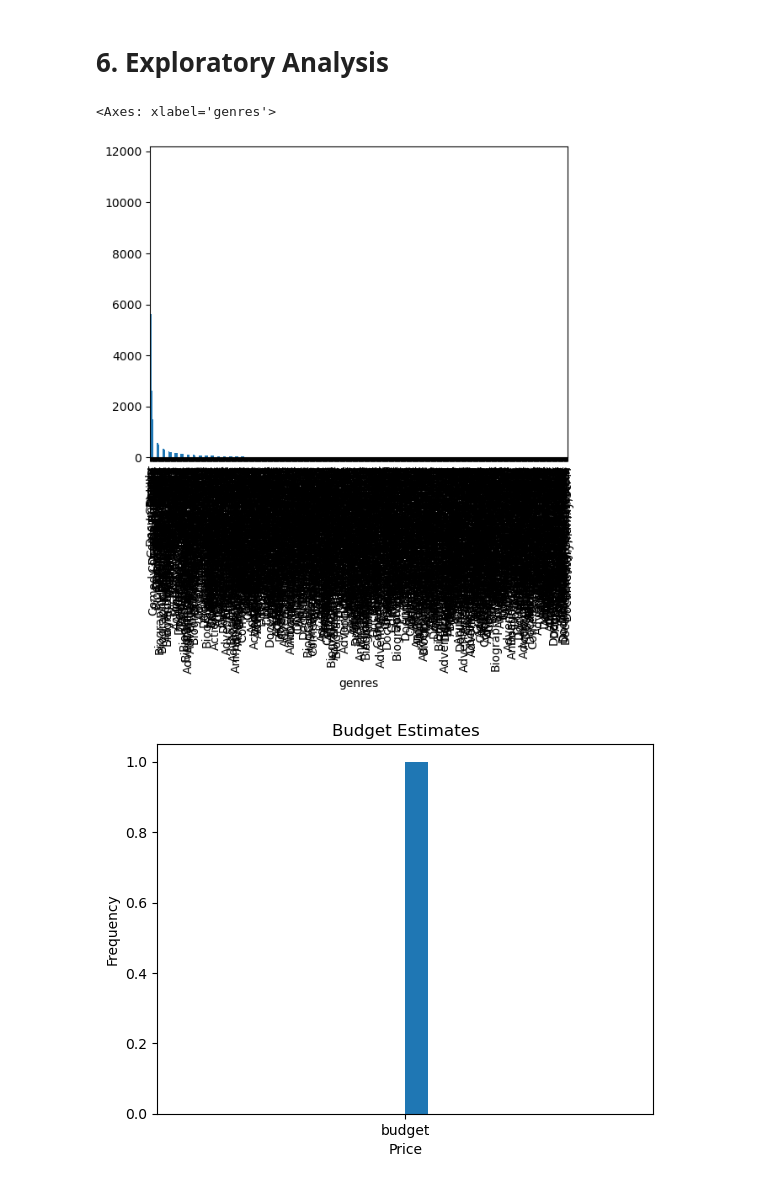
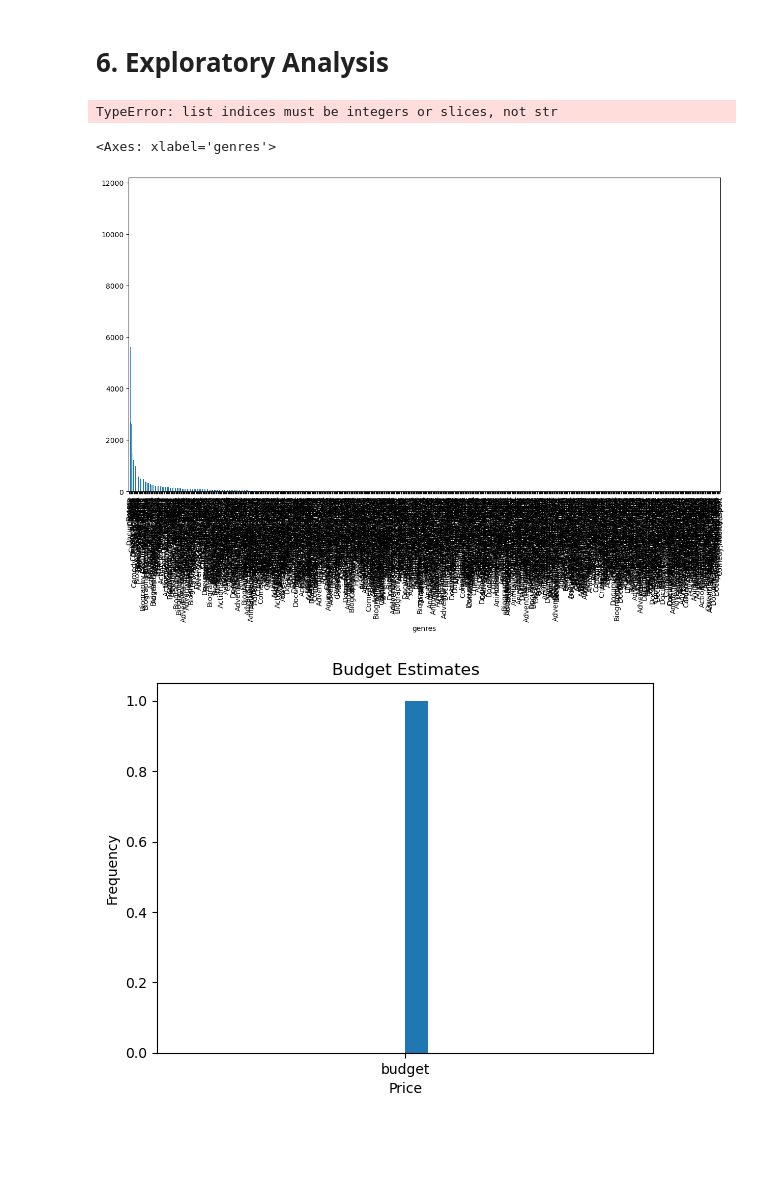
Before and after one commit to FionaNalianya/Microsoft-Movie, a Jupyter notebook: notebook.ipynb, the cells around one changed output. Drawn from its saved outputs; the diff is of its cells as text; code cells hidden in the pictures; blank space fills up the shorter version.

Commit message:
Added some plots

```diff
--- a/notebook.ipynb
+++ b/notebook.ipynb
@@ -544,10 +578,15 @@ budget.head()
 # %% [markdown]
 # 6. Exploratory Analysis
+# %%
+plt.bar(bom_top20['title'], bom_top20['averagerating'])
+plt.show()
+# %% [output]
+TypeError: list indices must be integers or slices, not str
 # %%
-title_basics_ratings.genres.value_counts().plot(kind='bar')
+title_basics_ratings.genres.value_counts().plot(kind='bar', figsize=(15,8))
 # %% [output]
 <Axes: xlabel='genres'>
-[figure, old version]
+[figure, new version]
 # %%
 # plotting a histogram for the budget
 plt.hist('budget', bins=20)
```
Also changed, not shown: parts of 13 cells of this notebook.
